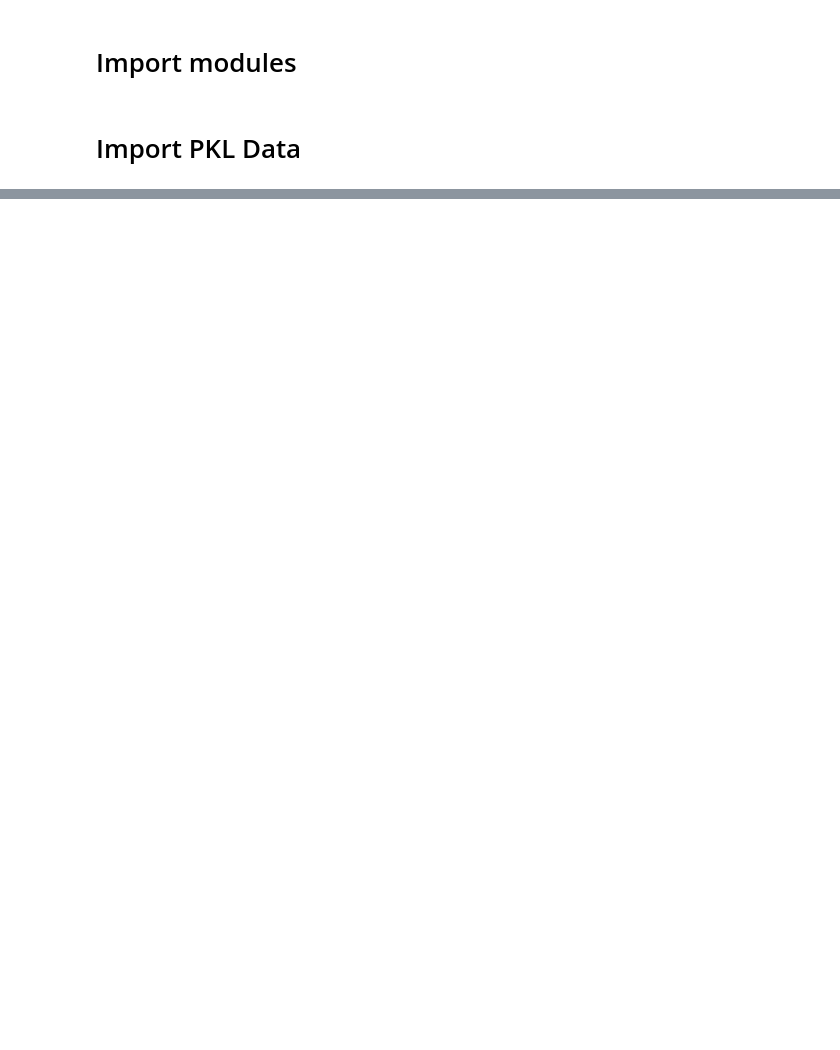
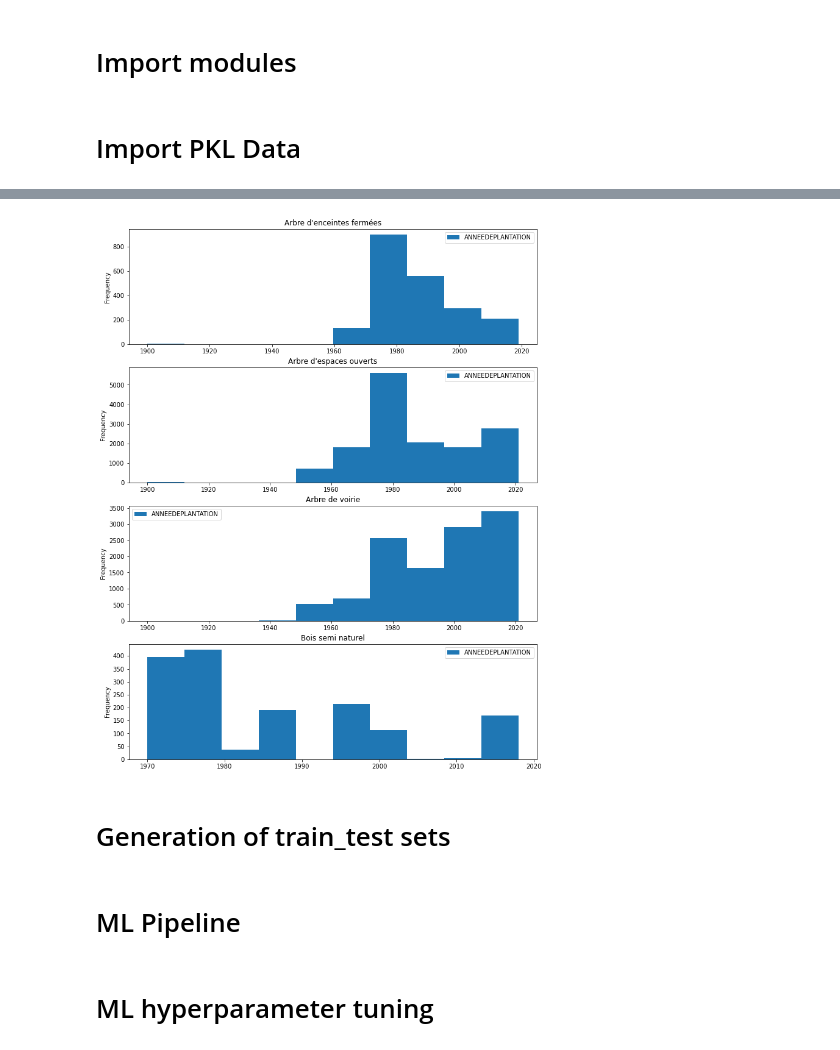
Before and after one commit to RaphaelBouvet/ML_1, a Jupyter notebook: notebooks/ML_pipeline.ipynb, the cells around one changed output, grey strips where cells are left out. Cells and saved outputs as stored; diff of their text form; code cells hidden in the pictures; blank space fills up the shorter version.

```diff
--- a/notebooks/ML_pipeline.ipynb
+++ b/notebooks/ML_pipeline.ipynb
@@ -34,0 +46,10 @@ Index(['ELEM_POINT_ID', 'CODE', 'NOM', 'GENRE', 'GENRE_DESC', 'CATEGORIE',
+# %%
+trees_clean.plot(kind='hist',column='ANNEEDEPLANTATION',by='SOUS_CATEGORIE_DESC',subplots=True,figsize=(12,16));
+# %% [output]
+[figure, added]
+# %% [markdown]
+# Generation of train_test sets
+# %% [markdown]
+# ML Pipeline
+# %% [markdown]
+# ML hyperparameter tuning
```
Also changed, not shown: parts of 7 cells of this notebook, 4 other files.
